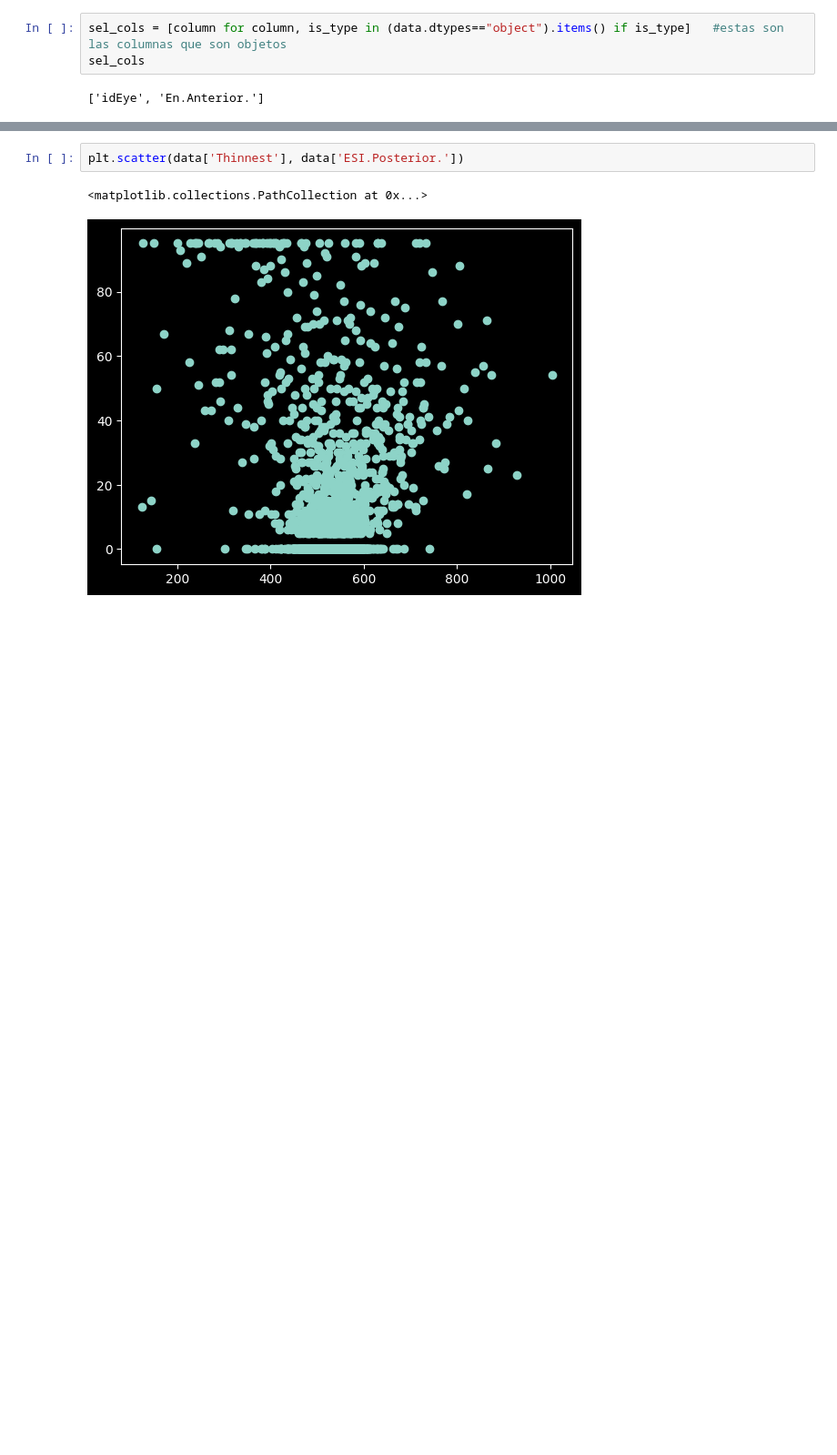
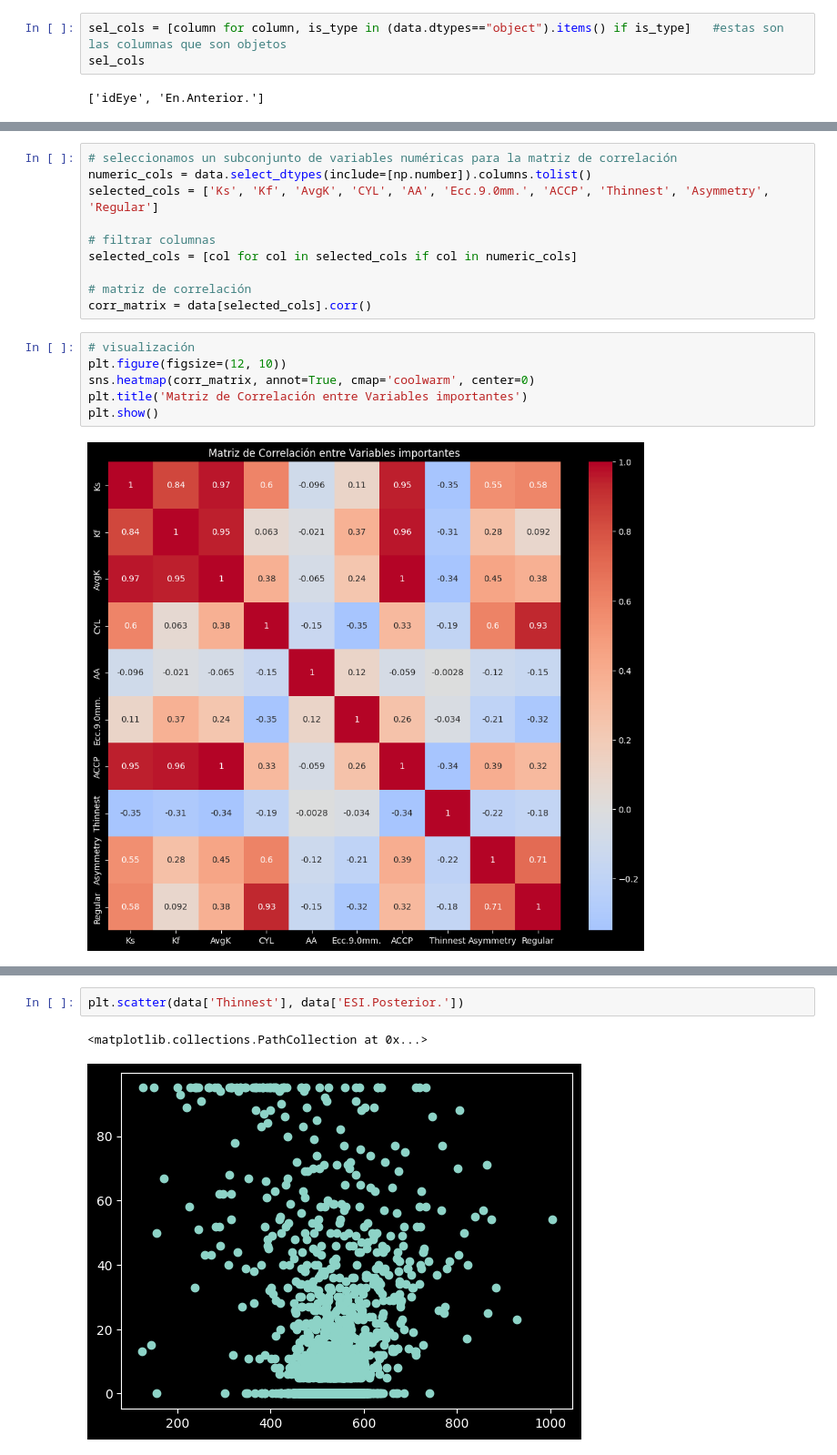
Before and after one commit to zamef/ProyectoTSBM, a Jupyter notebook: ProyectoDeteccionQueratocono.ipynb, the cells around one changed output, grey strips where cells are left out. Shown: that part at 91% size. Saved outputs shown, nothing was run; the diff lists cells and outputs as text; blank space fills up the shorter version.

```diff
--- a/ProyectoDeteccionQueratocono.ipynb
+++ b/ProyectoDeteccionQueratocono.ipynb
@@ -145,0 +174,18 @@ Name: idEye, Length: 3162, dtype: object
+# %%
+# seleccionamos un subconjunto de variables numéricas para la matriz de correlación
+numeric_cols = data.select_dtypes(include=[np.number]).columns.tolist()
+selected_cols = ['Ks', 'Kf', 'AvgK', 'CYL', 'AA', 'Ecc.9.0mm.', 'ACCP', 'Thinnest', 'Asymmetry', 'Regular']
+
+# filtrar columnas
+selected_cols = [col for col in selected_cols if col in numeric_cols]
+
+# matriz de correlación
+corr_matrix = data[selected_cols].corr()
+# %%
+# visualización
+plt.figure(figsize=(12, 10))
+sns.heatmap(corr_matrix, annot=True, cmap='coolwarm', center=0)
+plt.title('Matriz de Correlación entre Variables importantes')
+plt.show()
+# %% [output]
+[figure, added]
```
Also changed, not shown: parts of 30 cells of this notebook.
